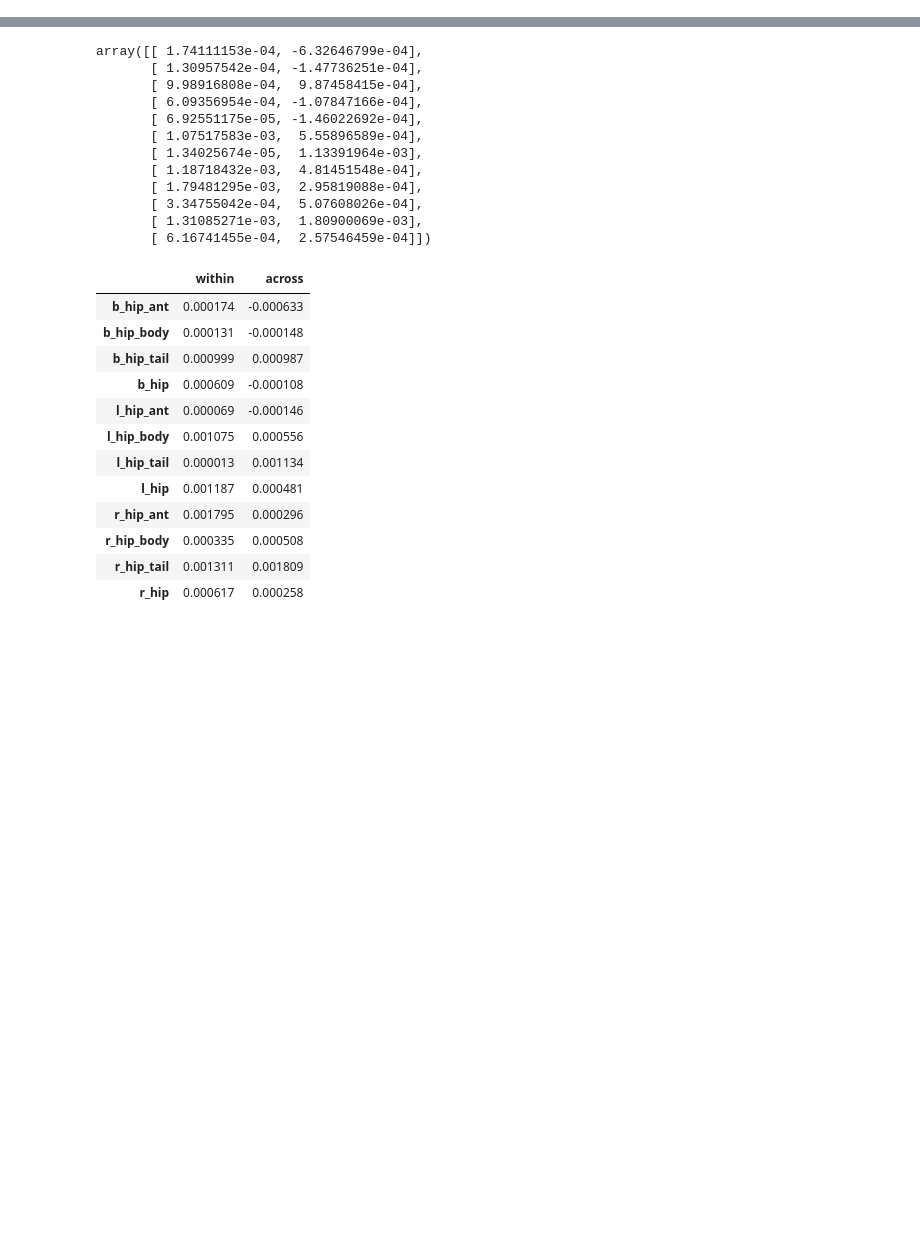
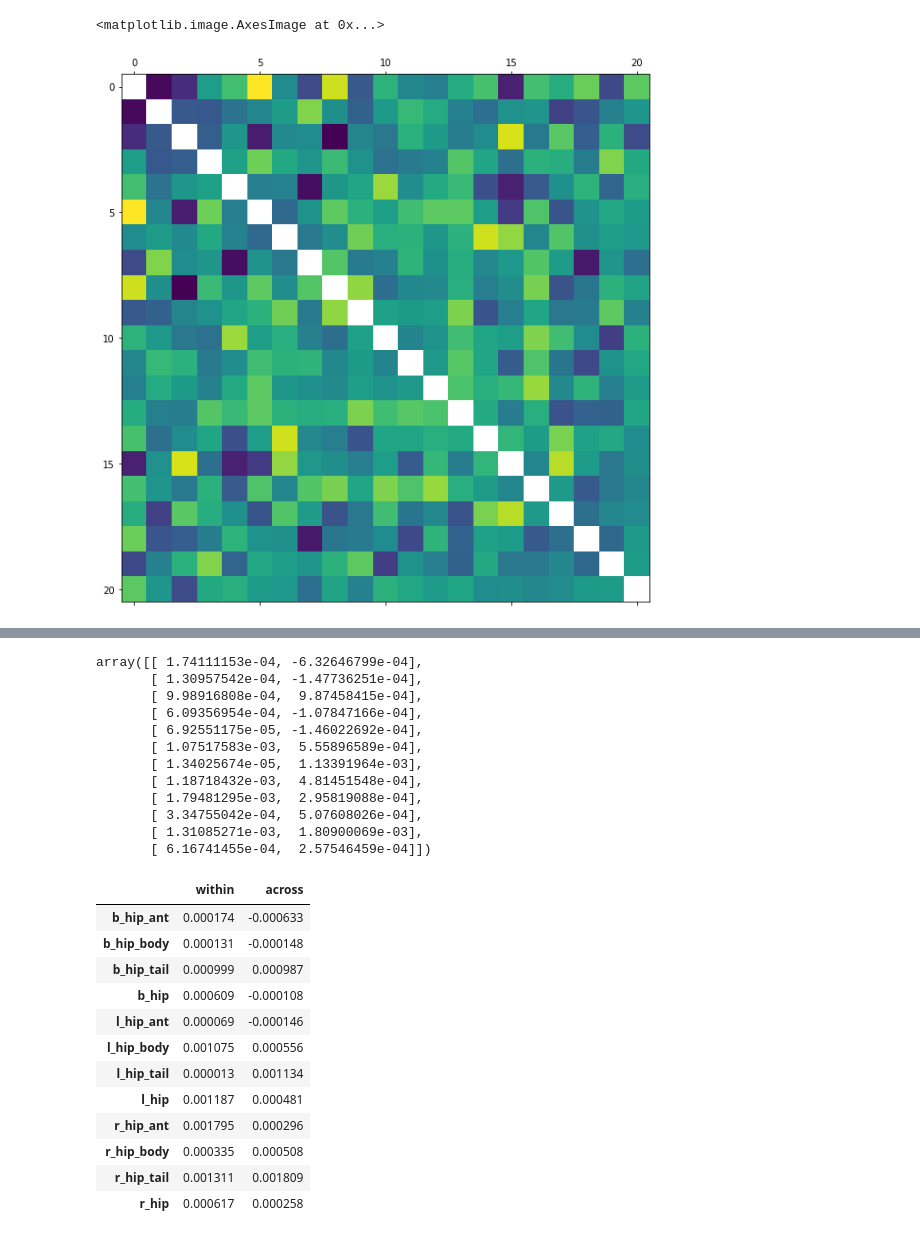
Before and after one commit to prestonlab/tesser_successor, a Jupyter notebook: jupyter/RSA_scram_LSMeans.ipynb, the cells around one changed output, grey strips where cells are left out. Cells and saved outputs as stored; diff of their text form; code cells hidden in the pictures; blank space fills up the shorter version.

```diff
--- a/jupyter/RSA_scram_LSMeans.ipynb
+++ b/jupyter/RSA_scram_LSMeans.ipynb
@@ -45,0 +129,7 @@ conditions_array = [rois_np, conditions_np]
+# %%
+avg_mat = sum_mat/count_mat
+# %%
+plt.matshow(avg_mat)
+# %% [output]
+<matplotlib.image.AxesImage at 0x...>
+[figure, added]
```
Also changed, not shown: parts of 16 cells of this notebook.
